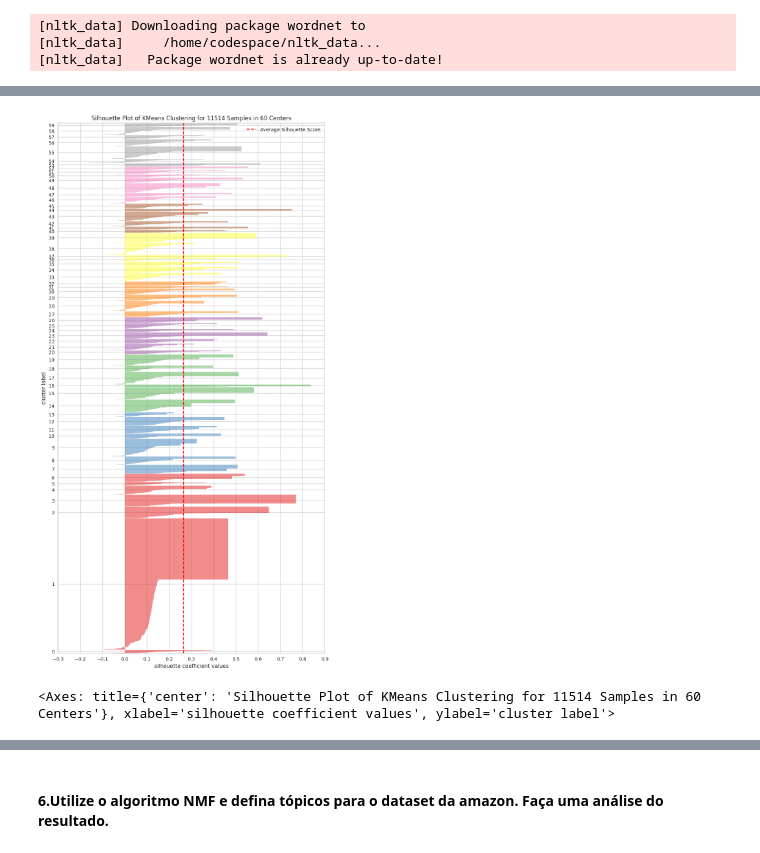
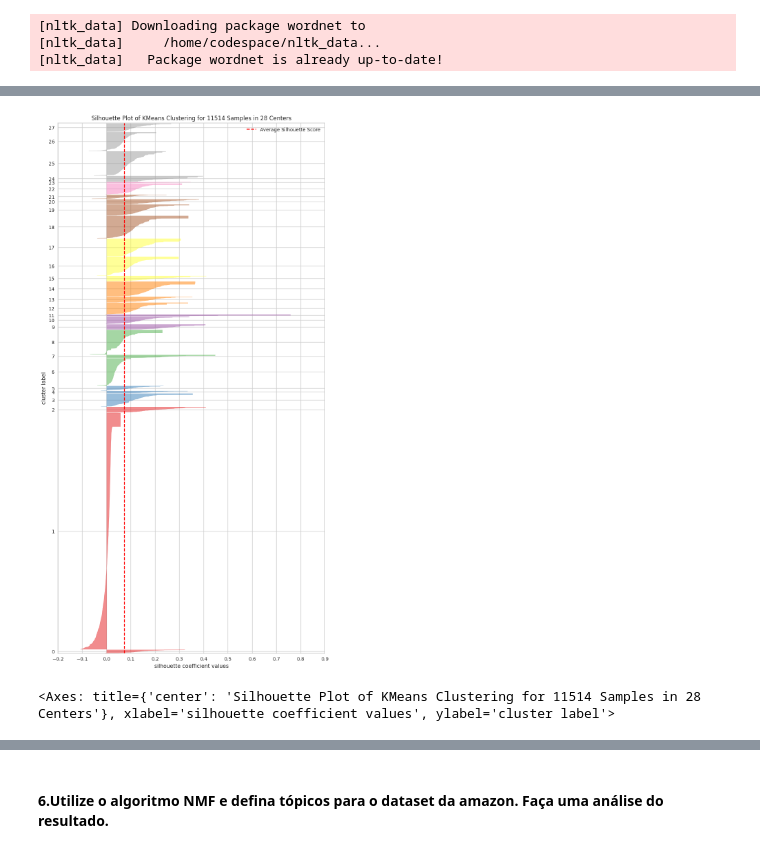
Before and after one commit to rodrigo1992-cmyk/Faculdade, a Jupyter notebook: Notebooks/rodrigo_mesquita_DR4_AT.ipynb, the cells around one changed output, grey strips where cells are left out. Saved outputs shown, nothing was run; the diff lists cells and outputs as text; code cells hidden in the pictures.

```diff
--- a/Notebooks/rodrigo_mesquita_DR4_AT.ipynb
+++ b/Notebooks/rodrigo_mesquita_DR4_AT.ipynb
@@ -180,5 +198,7 @@ for doc in X:
 [nltk_data]   Package wordnet is already up-to-date!
 # %%
 #Aplicando TF-IDF
-tfidf = TfidfVectorizer(max_df= 0.5, min_df= 5, stop_words='english')
+max_df = 0.5
+min_df = 5
+tfidf = TfidfVectorizer(max_df= max_df, min_df= min_df, stop_words='english')
 vect = tfidf.fit_transform(data_lem)
@@ -240,15 +258,16 @@ plt.show()
 # %%
 tfidf = TfidfVectorizer(max_df=max_df, min_df=min_df, stop_words='english')
 vect = tfidf.fit_transform(data_lem)
 
+K = 28
 #Visualizar o Silhouette por cluster com o valor de K escolhido
-model = KMeans(n_clusters= 60, max_iter=2000,n_init=1, random_state=22).fit(vect)
+model = KMeans(n_clusters= K, max_iter=1000,n_init=1, random_state=22).fit(vect)
 #Aumentar o tamanho do gráfico de silhouette
 plt.figure(figsize=(10, 20))
 SilhouetteVisualizer(model).fit(vect).show()
 # %% [output]
-[figure, old version]
+[figure, new version]
-<Axes: title={'center': 'Silhouette Plot of KMeans Clustering for 11514 Samples in 60 Centers'}, xlabel='silhouette coefficient values', ylabel='cluster label'>
+<Axes: title={'center': 'Silhouette Plot of KMeans Clustering for 11514 Samples in 28 Centers'}, xlabel='silhouette coefficient values', ylabel='cluster label'>
 # %%
 #Imprimindo o conteúdo de cada cluster
 cluster_labels = {}
```
Also changed, not shown: parts of 15 cells of this notebook.
